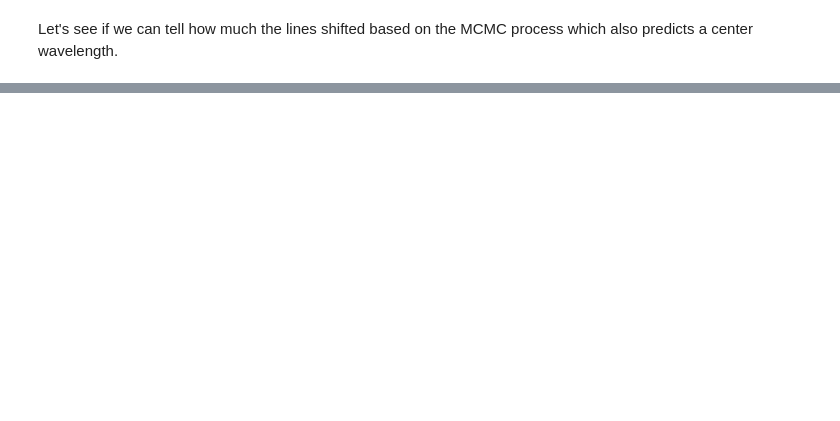
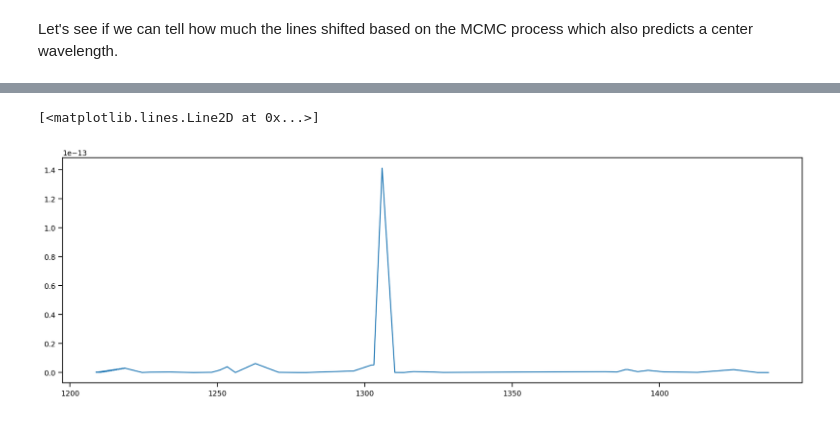
Before and after one commit to 18ganesha/io_brightness, a Jupyter notebook: notebooks/06_Plotting_preliminary_results.ipynb, the cells around one changed output, grey strips where cells are left out. Saved outputs shown, nothing was run; the diff lists cells and outputs as text; code cells hidden in the pictures; blank space fills up the shorter version.

```diff
--- a/notebooks/06_Plotting_preliminary_results.ipynb
+++ b/notebooks/06_Plotting_preliminary_results.ipynb
@@ -31,6 +44,7 @@ df
 # %%
 df_wv = df['int_wv']
 df_obs = df['obs_line_center']
+df_brightness=df['brightness']
 # %%
 df_diff = df_wv-df_obs
 df_diff
@@ -55,0 +104,6 @@ print(diff_std)
+# %%
+plt.figure(figsize=(16, 5))
+plt.plot(df_wv, df_brightness) #make it columns instead of rows bc otherwise will be a blank plot
+# %% [output]
+[<matplotlib.lines.Line2D at 0x...>]
+[figure, added]
```
Also changed, not shown: parts of 7 cells of this notebook, 4 other files.
